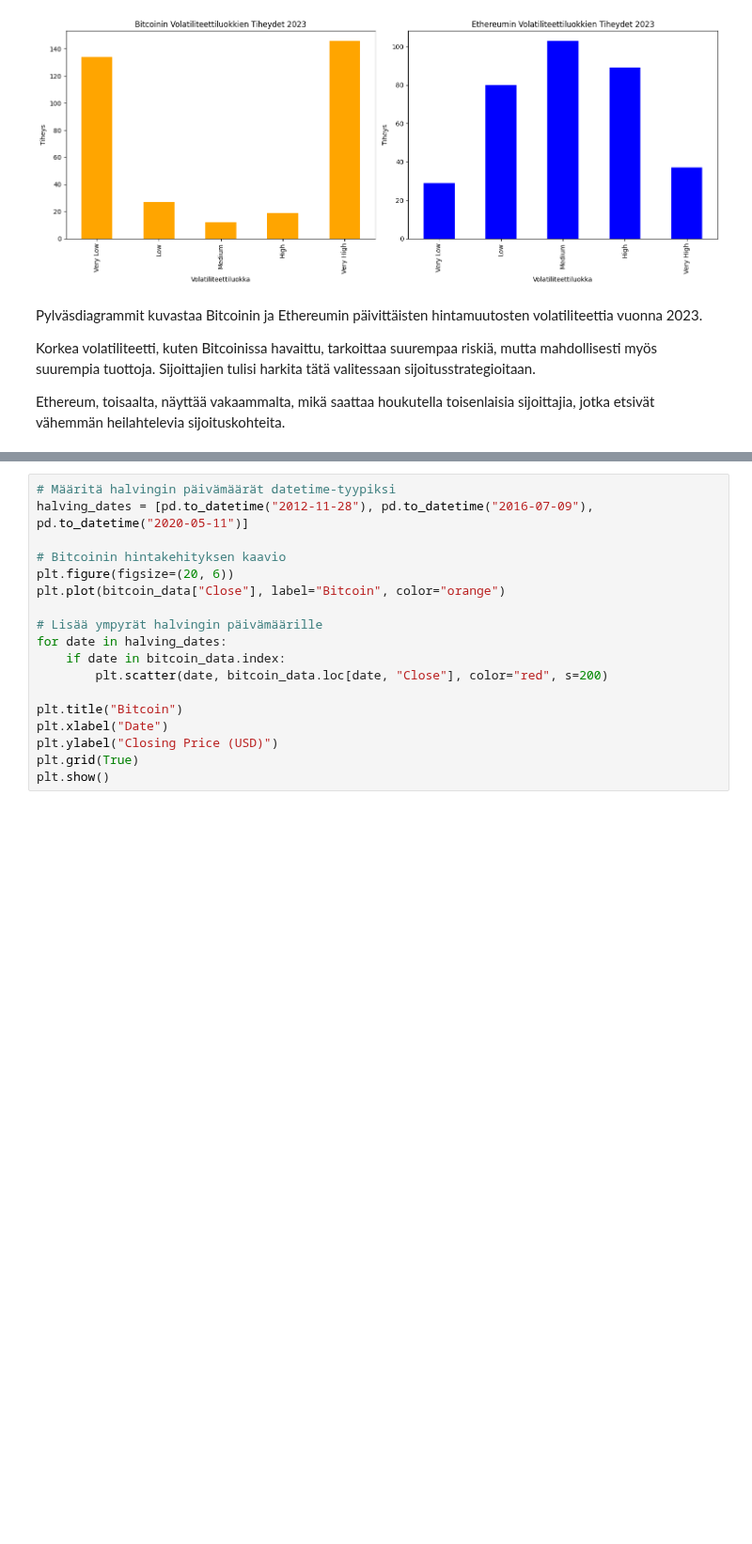
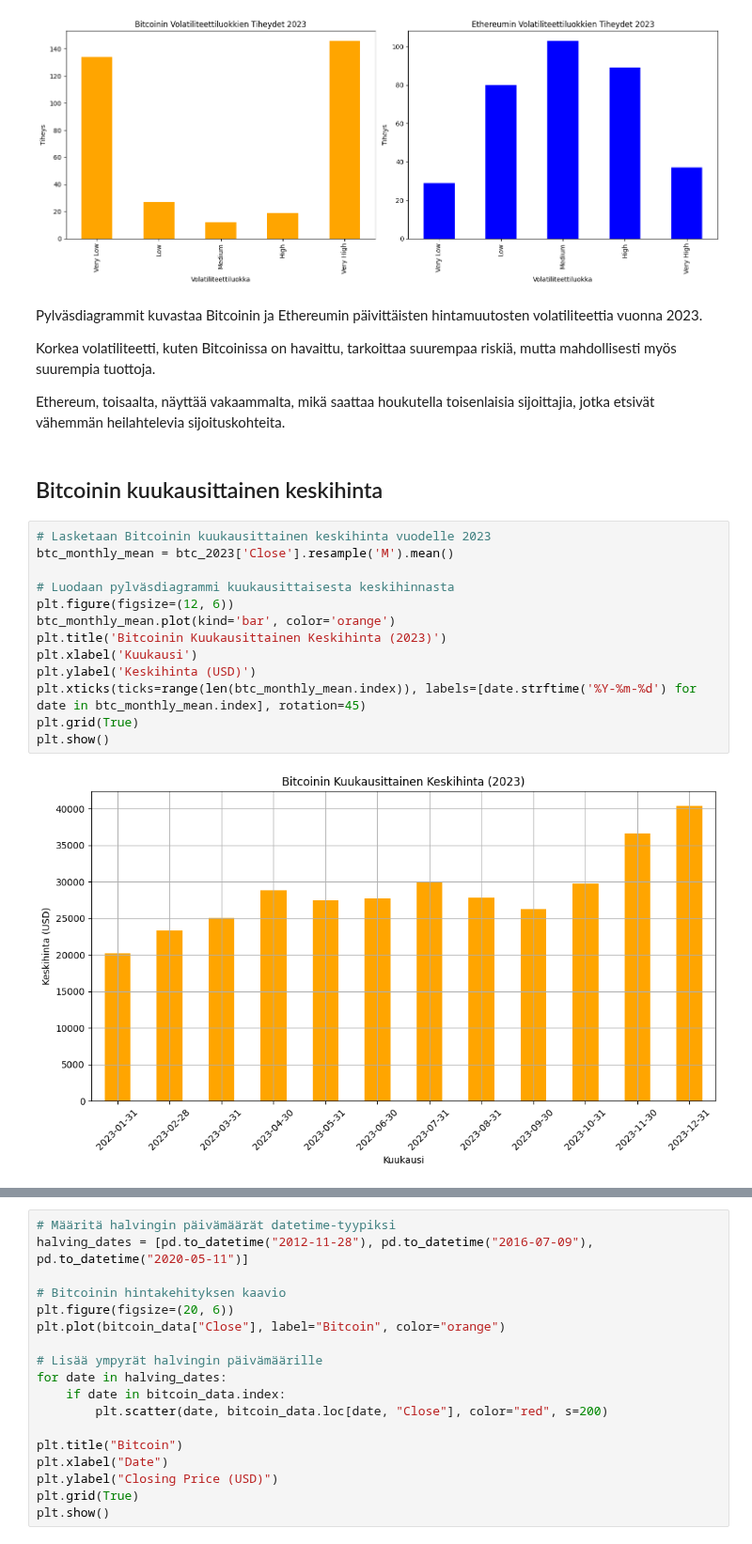
Before and after one commit to awonfs/analysoinnin_perusteet_2023, a Jupyter notebook: BitcoinProjectWork.ipynb, the cells around one changed output, grey strips where cells are left out. Shown at 94% size. Cells and saved outputs as stored; diff of their text form; blank space fills up the shorter version.

```diff
--- a/BitcoinProjectWork.ipynb
+++ b/BitcoinProjectWork.ipynb
@@ -320,6 +322,23 @@ plt.show()
 # %% [markdown]
 Pylväsdiagrammit kuvastaa Bitcoinin ja Ethereumin päivittäisten hintamuutosten volatiliteettia vuonna 2023.
 
-Korkea volatiliteetti, kuten Bitcoinissa havaittu, tarkoittaa suurempaa riskiä, mutta mahdollisesti myös suurempia tuottoja. Sijoittajien tulisi harkita tätä valitessaan sijoitusstrategioitaan.
+Korkea volatiliteetti, kuten Bitcoinissa on havaittu, tarkoittaa suurempaa riskiä, mutta mahdollisesti myös suurempia tuottoja.
 
 Ethereum, toisaalta, näyttää vakaammalta, mikä saattaa houkutella toisenlaisia sijoittajia, jotka etsivät vähemmän heilahtelevia sijoituskohteita.
+# %% [markdown]
+## Bitcoinin kuukausittainen keskihinta
+# %%
+# Lasketaan Bitcoinin kuukausittainen keskihinta vuodelle 2023
+btc_monthly_mean = btc_2023['Close'].resample('M').mean()
+
+# Luodaan pylväsdiagrammi kuukausittaisesta keskihinnasta
+plt.figure(figsize=(12, 6))
+btc_monthly_mean.plot(kind='bar', color='orange')
+plt.title('Bitcoinin Kuukausittainen Keskihinta (2023)')
+plt.xlabel('Kuukausi')
+plt.ylabel('Keskihinta (USD)')
+plt.xticks(ticks=range(len(btc_monthly_mean.index)), labels=[date.strftime('%Y-%m-%d') for date in btc_monthly_mean.index], rotation=45)
+plt.grid(True)
+plt.show()
+# %% [output]
+[figure, added]
```
Also changed, not shown: parts of 8 cells of this notebook.
